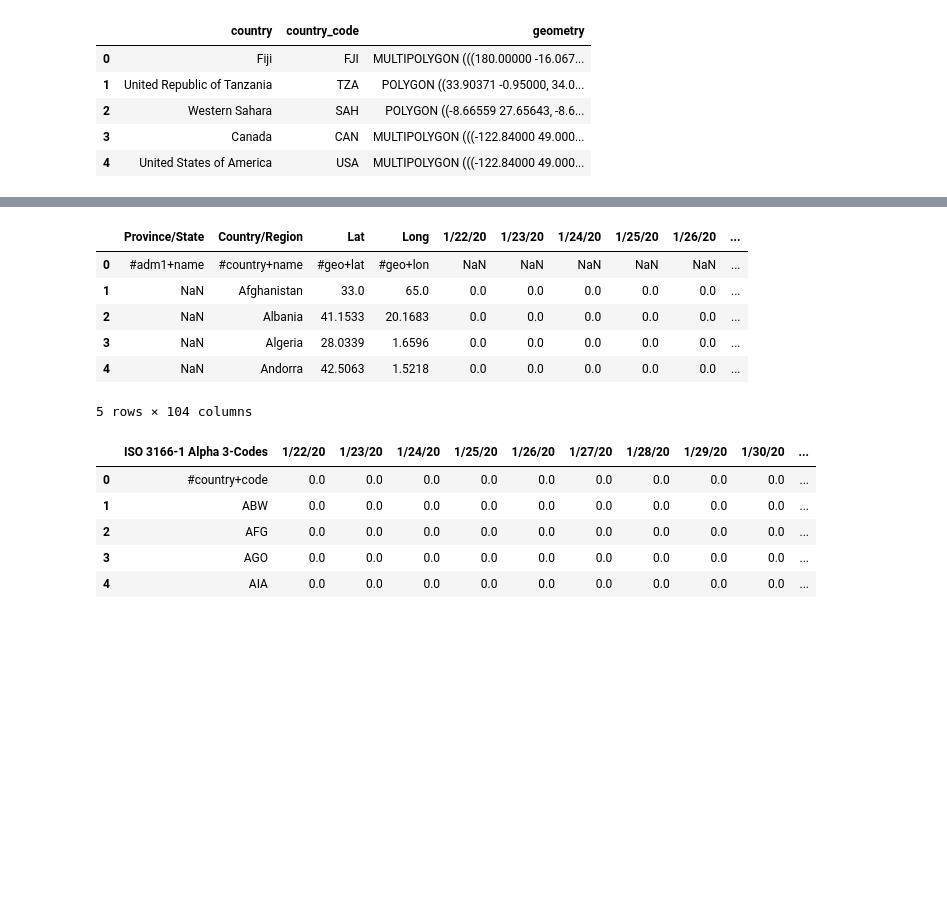
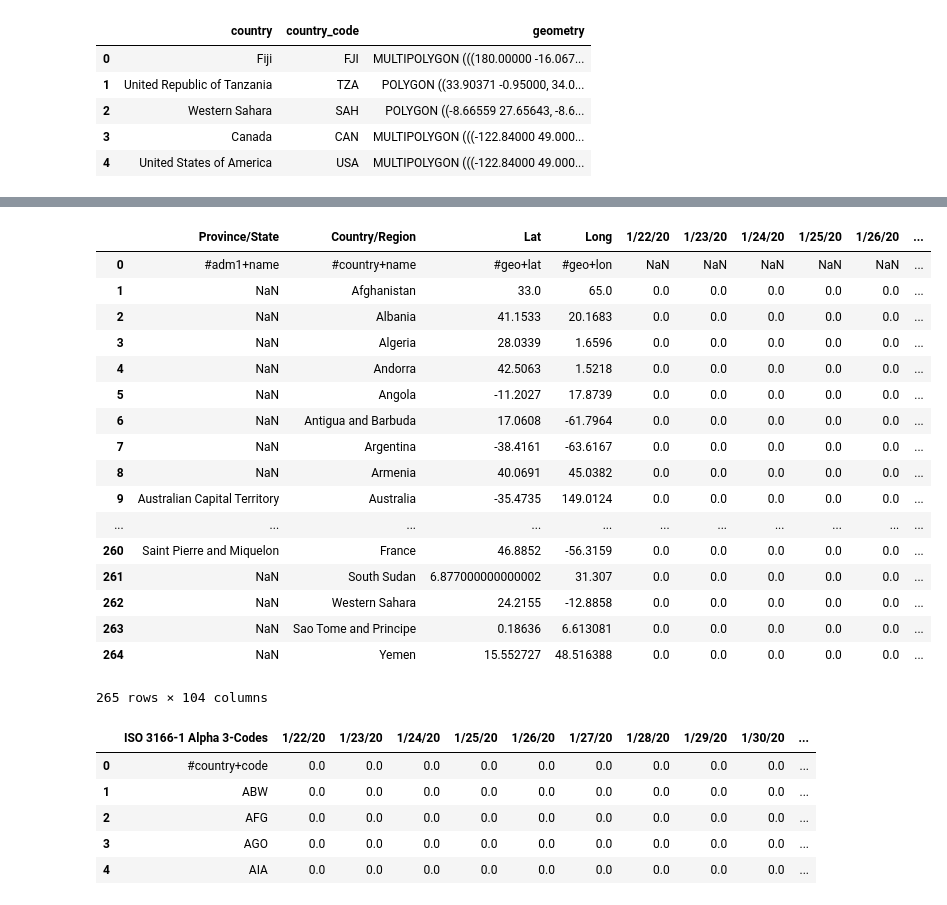
Before and after one commit to MFHolm/socialData, a Jupyter notebook: map_visualisation.ipynb, the cells around one changed output, grey strips where cells are left out. Cells and saved outputs as stored; diff of their text form; code cells hidden in the pictures; blank space fills up the shorter version.

```diff
--- a/map_visualisation.ipynb
+++ b/map_visualisation.ipynb
@@ -29,16 +50,27 @@ gdf.head()
 # %%
 datafile = '../data/time_series_covid19_deaths_global_iso3_regions.csv'
 #Read csv file using pandas
 df = pd.read_csv(datafile)
-df.head()
+df
 # %% [output]
 |  | Province/State | Country/Region | Lat | Long | 1/22/20 | 1/23/20 | 1/24/20 | 1/25/20 | 1/26/20 | ... |
 | 0 | #adm1+name | #country+name | #geo+lat | #geo+lon | NaN | NaN | NaN | NaN | NaN | ... |
 | 1 | NaN | Afghanistan | 33.0 | 65.0 | 0.0 | 0.0 | 0.0 | 0.0 | 0.0 | ... |
 | 2 | NaN | Albania | 41.1533 | 20.1683 | 0.0 | 0.0 | 0.0 | 0.0 | 0.0 | ... |
 | 3 | NaN | Algeria | 28.0339 | 1.6596 | 0.0 | 0.0 | 0.0 | 0.0 | 0.0 | ... |
 | 4 | NaN | Andorra | 42.5063 | 1.5218 | 0.0 | 0.0 | 0.0 | 0.0 | 0.0 | ... |
+| 5 | NaN | Angola | -11.2027 | 17.8739 | 0.0 | 0.0 | 0.0 | 0.0 | 0.0 | ... |
+| 6 | NaN | Antigua and Barbuda | 17.0608 | -61.7964 | 0.0 | 0.0 | 0.0 | 0.0 | 0.0 | ... |
+| 7 | NaN | Argentina | -38.4161 | -63.6167 | 0.0 | 0.0 | 0.0 | 0.0 | 0.0 | ... |
+| 8 | NaN | Armenia | 40.0691 | 45.0382 | 0.0 | 0.0 | 0.0 | 0.0 | 0.0 | ... |
+| 9 | Australian Capital Territory | Australia | -35.4735 | 149.0124 | 0.0 | 0.0 | 0.0 | 0.0 | 0.0 | ... |
+| ... | ... | ... | ... | ... | ... | ... | ... | ... | ... | ... |
+| 260 | Saint Pierre and Miquelon | France | 46.8852 | -56.3159 | 0.0 | 0.0 | 0.0 | 0.0 | 0.0 | ... |
+| 261 | NaN | South Sudan | 6.877000000000002 | 31.307 | 0.0 | 0.0 | 0.0 | 0.0 | 0.0 | ... |
+| 262 | NaN | Western Sahara | 24.2155 | -12.8858 | 0.0 | 0.0 | 0.0 | 0.0 | 0.0 | ... |
+| 263 | NaN | Sao Tome and Principe | 0.18636 | 6.613081 | 0.0 | 0.0 | 0.0 | 0.0 | 0.0 | ... |
+| 264 | NaN | Yemen | 15.552727 | 48.516388 | 0.0 | 0.0 | 0.0 | 0.0 | 0.0 | ... |
-5 rows × 104 columns
+265 rows × 104 columns
 # %%
  df.groupby(['ISO 3166-1 Alpha 3-Codes']).sum().reset_index().head()
 # %% [output]
```
Also changed, not shown: parts of 9 cells of this notebook, 1 other file.
